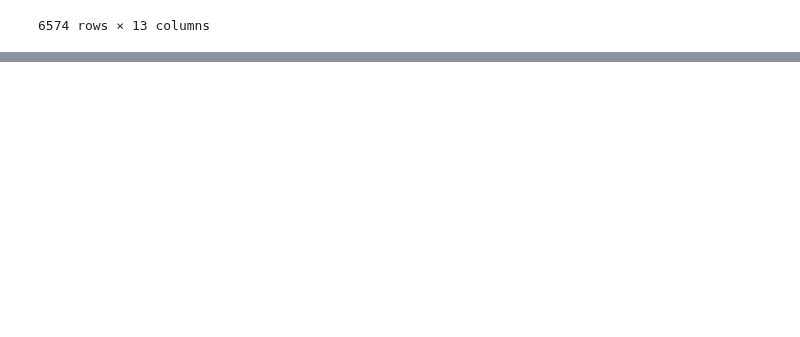
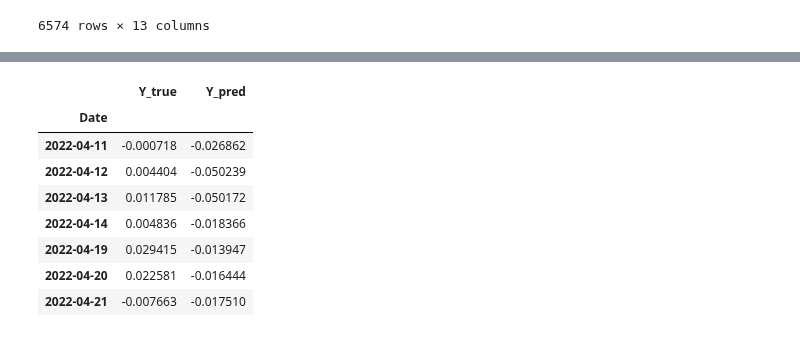
Before and after one commit to ugom2002/projet_DL, a Jupyter notebook: notebook_antoine.ipynb, the cells around one changed output, grey strips where cells are left out. Saved outputs shown, nothing was run; the diff lists cells and outputs as text; code cells hidden in the pictures; blank space fills up the shorter version.

```diff
--- a/notebook_antoine.ipynb
+++ b/notebook_antoine.ipynb
@@ -119,0 +388,3 @@ df_returns
+# %%
+model = LogisticRegression(multi_class='multinomial', solver='lbfgs', max_iter=1000)
+model.fit(X, y)
@@ -119,0 +394,48 @@ df_returns
+# %%
+#Test part
+predictions = pd.DataFrame()
+predictions['Y_true'] = df.iloc[7330:]["FutureReturn"]
+
+"""predictions['bucket_pred'] = model.predict(X_test)
+predictions['bucket_true'] = df.iloc[4950:]['bucket']
+generated_price = []
+for b in predictions['bucket_pred']:
+    # Sample from the KDE of that bucket
+    price_draw = bucket_kdes[b].resample(1)[0][0]
+    generated_price.append(price_draw)
+
+generated_price = np.array(generated_price)"""
+prob_pred_buckets = model.predict(df.iloc[7330:][feature_cols])  # shape (n_test, 10)
+bucket_ids = np.array(unique_buckets)            # array([0,1,2,...,9])
+
+generated_Z_prob = []
+
+# For each row in X_test:
+for chosen_bucket in prob_pred_buckets:
+    # probabilities for the 10 buckets
+    """p = prob_pred_buckets[i]  # shape (10,)
+    # randomly choose a bucket index from [0..9] with those probabilities
+    #hosen_bucket = np.random.choice(bucket_ids, p=p)
+    generated = [bucket_kdes[chosen_bucket].resample(1)[0][0] for chosen_bucket in bucket_ids]
+    # now sample from the KDE of that chosen bucket
+    z_draw = np.sum(p*generated)"""
+    z_draw = bucket_kdes[chosen_bucket].resample(1)[0][0]
+
+    generated_Z_prob.append(z_draw)
+
+generated_Z_prob = np.array(generated_Z_prob)
+
+
+predictions['Y_pred'] = generated_Z_prob
+# %%
+predictions
+# %% [output]
+|  | Y_true | Y_pred |
+| Date |  |  |
+| 2022-04-11 | -0.000718 | -0.026862 |
+| 2022-04-12 | 0.004404 | -0.050239 |
+| 2022-04-13 | 0.011785 | -0.050172 |
+| 2022-04-14 | 0.004836 | -0.018366 |
+| 2022-04-19 | 0.029415 | -0.013947 |
+| 2022-04-20 | 0.022581 | -0.016444 |
+| 2022-04-21 | -0.007663 | -0.017510 |
```
Also changed, not shown: parts of 12 cells of this notebook.
